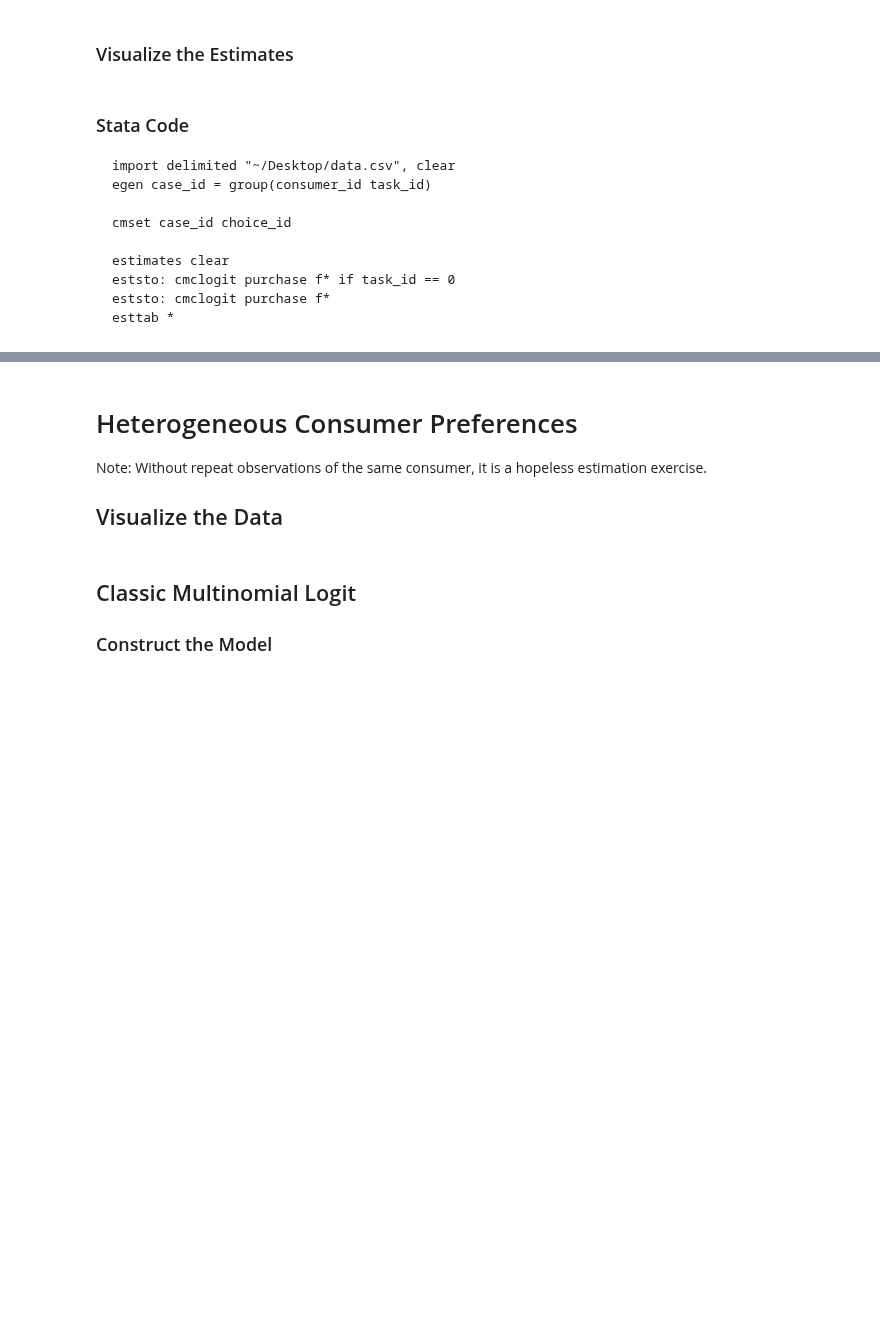
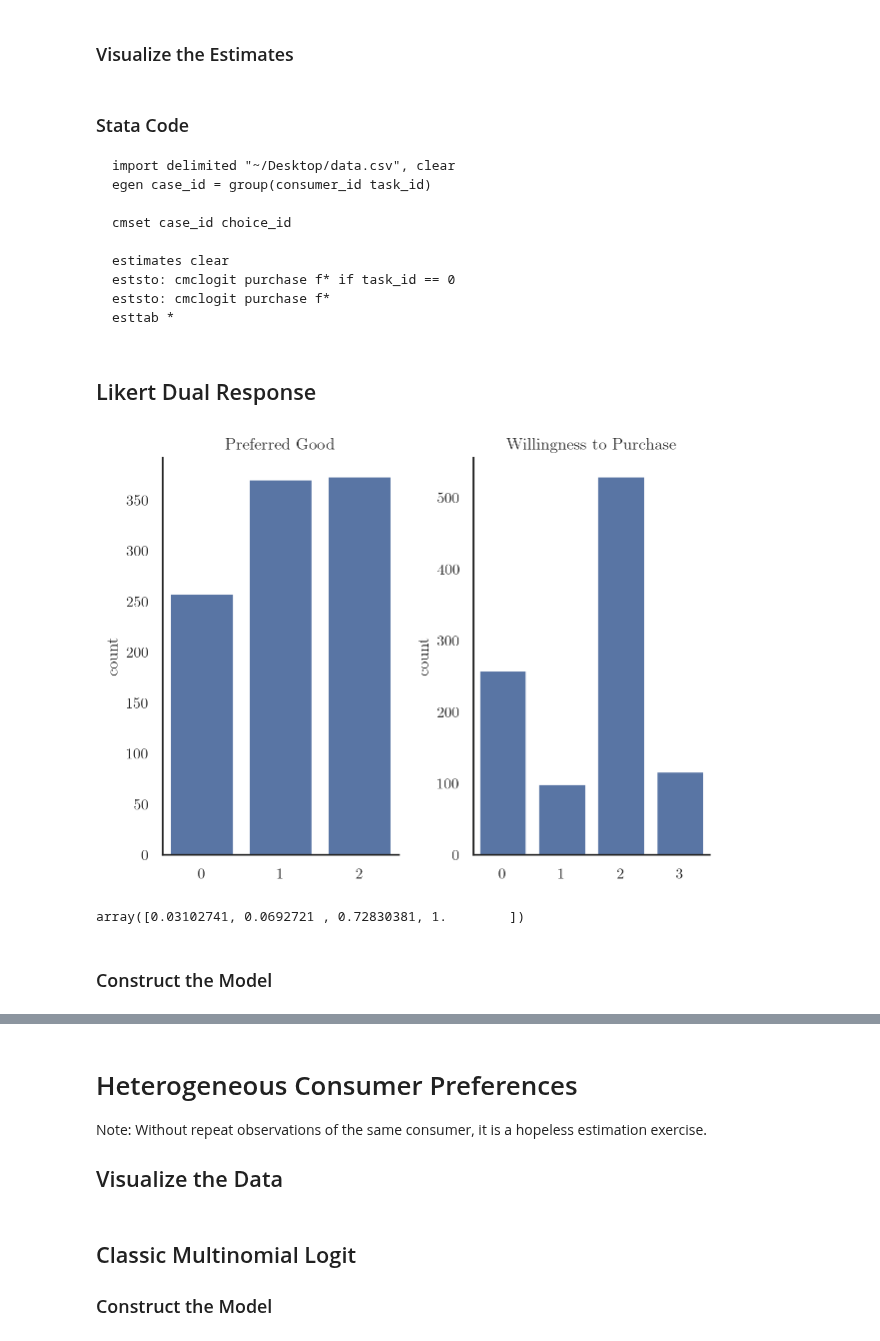
Before and after one commit to dyavorsky/likert_dualresponse, a Jupyter notebook: notebooks/likert_dualresponse.ipynb, the cells around one changed output, grey strips where cells are left out. Cells and saved outputs as stored; diff of their text form; code cells hidden in the pictures; blank space fills up the shorter version.

Commit message:
small update with likert

````diff
--- a/notebooks/likert_dualresponse.ipynb
+++ b/notebooks/likert_dualresponse.ipynb
@@ -189,7 +189,7 @@ generate_observables = {
     "likert_dual_conjoint": likert_dual_conjoint,
 }
 
-params = {"N": 200, "J": 3, "K": 5, "M": 2, "W": 4}
+params = {"N": 1000, "J": 3, "K": 5, "M": 2, "W": 4}
 
 dgps = simulate_dgps(params)
 # %% [markdown]
@@ -644,3 +603,22 @@ eststo: cmclogit purchase f* if task_id == 0
 eststo: cmclogit purchase f*
 esttab *
 ```
+# %% [markdown]
+## Likert Dual Response
+# %%
+data = generate_observables["likert_dual_conjoint"](dgps["homogeneous"])
+# %%
+fig, axs = plt.subplots(1, 2)
+sns.countplot(x=data["jstar"], ax=axs[0]).set(title="Preferred Good")
+sns.countplot(x=data["w"], ax=axs[1]).set(title="Willingness to Purchase")
+# plt.legend(title="Survey Response", labels=["Preferred Inside Good", "Would Buy"])
+plt.tight_layout()
+plt.show()
+# %% [output]
+[figure, added]
+# %%
+dgps["homogeneous"]["π"]
+# %% [output]
+array([0.03102741, 0.0692721 , 0.72830381, 1.        ])
+# %% [markdown]
+### Construct the Model
````
Also changed, not shown: parts of 21 cells of this notebook, 1 other file.
